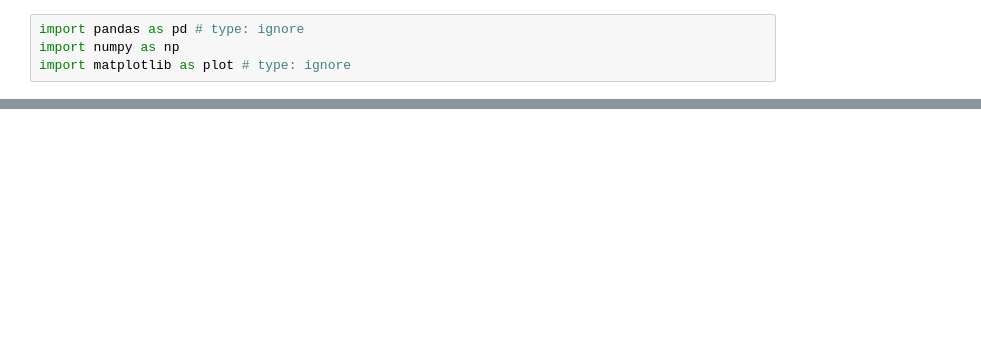
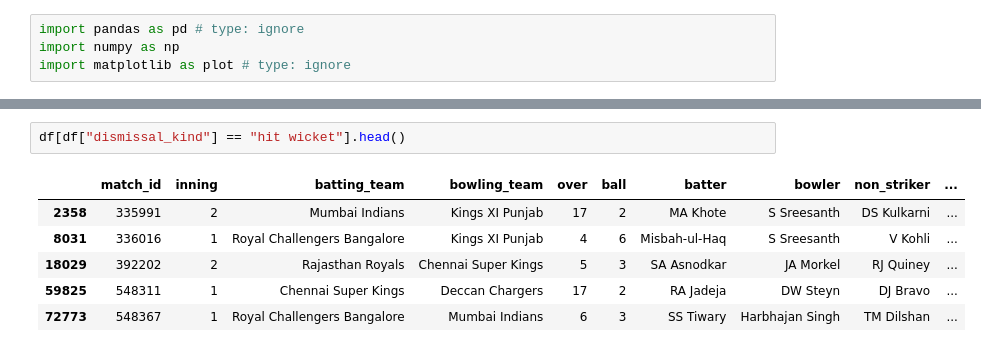
Before and after one commit to code-with-aneesh/IPL_Analysis, a Jupyter notebook: delivery_analysis.ipynb, the cells around one changed output, grey strips where cells are left out. Saved outputs shown, nothing was run; the diff lists cells and outputs as text; blank space fills up the shorter version.

```diff
--- a/delivery_analysis.ipynb
+++ b/delivery_analysis.ipynb
@@ -64,0 +145,9 @@ bowler_noballs_count.sort_values(ascending=False).head(10)
+# %%
+df[df["dismissal_kind"] == "hit wicket"].head()
+# %% [output]
+|  | match_id | inning | batting_team | bowling_team | over | ball | batter | bowler | non_striker | ... |
+| 2358 | 335991 | 2 | Mumbai Indians | Kings XI Punjab | 17 | 2 | MA Khote | S Sreesanth | DS Kulkarni | ... |
+| 8031 | 336016 | 1 | Royal Challengers Bangalore | Kings XI Punjab | 4 | 6 | Misbah-ul-Haq | S Sreesanth | V Kohli | ... |
+| 18029 | 392202 | 2 | Rajasthan Royals | Chennai Super Kings | 5 | 3 | SA Asnodkar | JA Morkel | RJ Quiney | ... |
+| 59825 | 548311 | 1 | Chennai Super Kings | Deccan Chargers | 17 | 2 | RA Jadeja | DW Steyn | DJ Bravo | ... |
+| 72773 | 548367 | 1 | Royal Challengers Bangalore | Mumbai Indians | 6 | 3 | SS Tiwary | Harbhajan Singh | TM Dilshan | ... |
```
Also changed, not shown: parts of 11 cells of this notebook, 1 other file.
